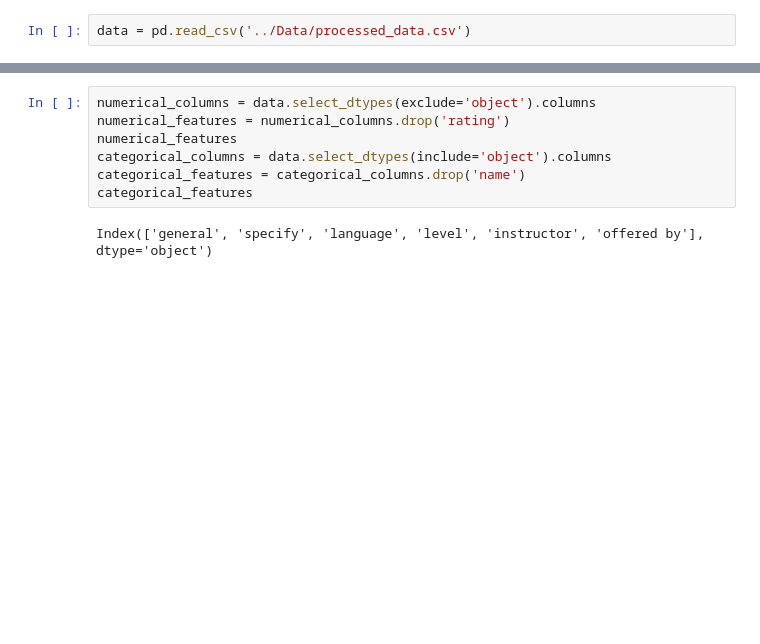
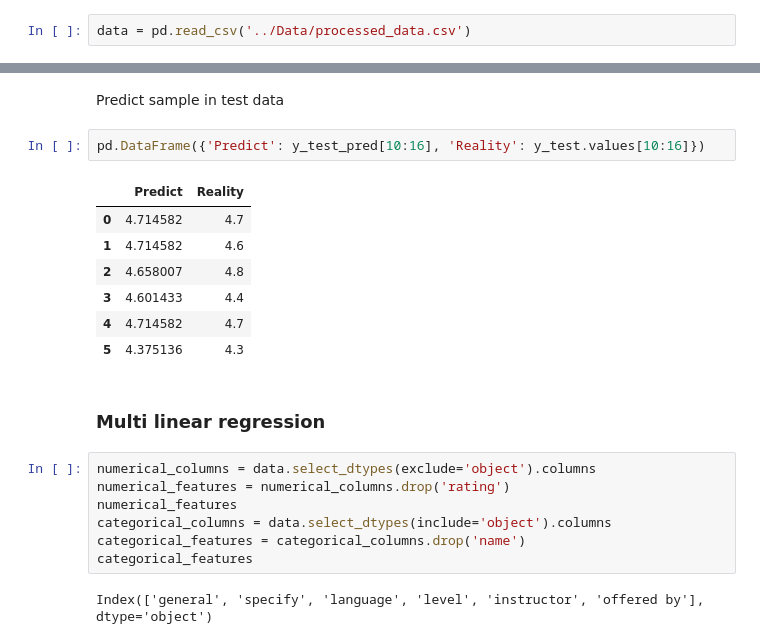
Before and after one commit to dagngyen/hcmus_23-24_coursesra-courses-analysis, a Jupyter notebook: Phase 2: Building model/linear.ipynb, the cells around one changed output, grey strips where cells are left out. Cells and saved outputs as stored; diff of their text form; blank space fills up the shorter version.

Commit message:
add single, multi

```diff
--- a/Phase 2: Building model/linear.ipynb
+++ b/Phase 2: Building model/linear.ipynb
@@ -14,3 +112,17 @@ data = pd.read_csv('../Data/processed_data.csv')
+# %% [markdown]
+Predict sample in test data
+# %%
+pd.DataFrame({'Predict': y_test_pred[10:16], 'Reality': y_test.values[10:16]})
+# %% [output]
+|  | Predict | Reality |
+| 0 | 4.714582 | 4.7 |
+| 1 | 4.714582 | 4.6 |
+| 2 | 4.658007 | 4.8 |
+| 3 | 4.601433 | 4.4 |
+| 4 | 4.714582 | 4.7 |
+| 5 | 4.375136 | 4.3 |
+# %% [markdown]
+### Multi linear regression
 # %%
 numerical_columns = data.select_dtypes(exclude='object').columns
 numerical_features = numerical_columns.drop('rating')
```
Also changed, not shown: parts of 34 cells of this notebook.
